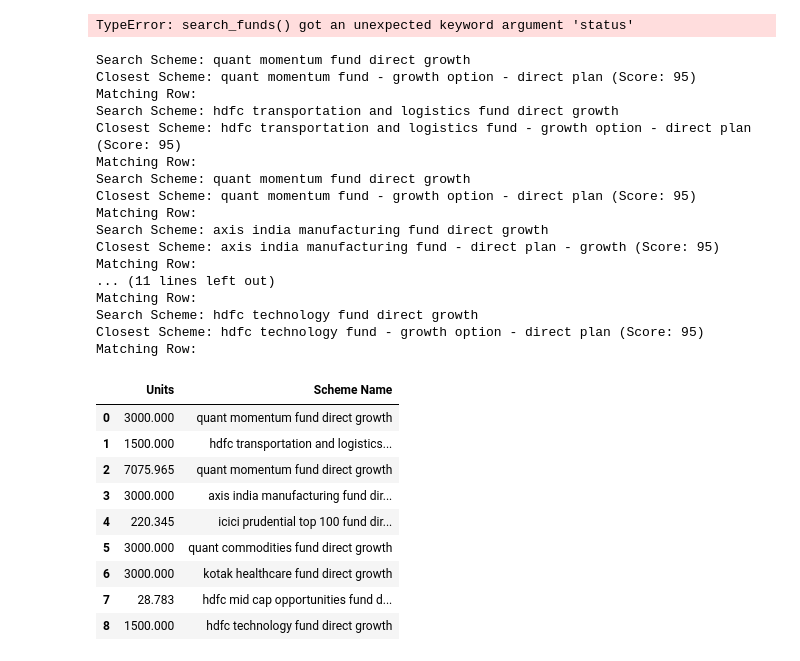
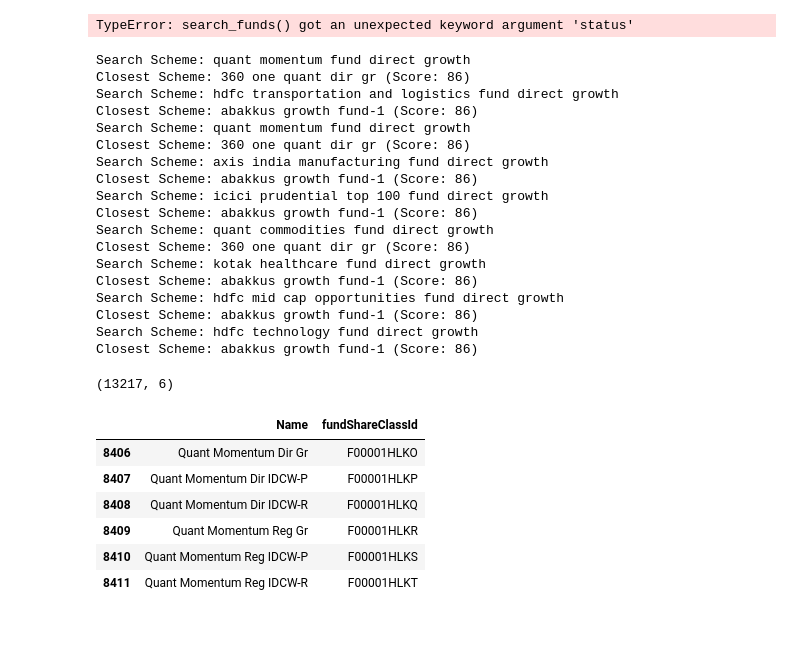
Before and after one commit to ansingh16/MF_analysis, a Jupyter notebook: Preprocess.ipynb, the cells around one changed output. Cells and saved outputs as stored; diff of their text form; code cells hidden in the pictures; blank space fills up the shorter version.

Commit message:
scheme name selection

```diff
--- a/Preprocess.ipynb
+++ b/Preprocess.ipynb
@@ -799,12 +799,12 @@ def find_closest_scheme(search_name, scheme_names):
     return closest_match
 
 def process_scheme(search_scheme, df,units):
-    closest_scheme = find_closest_scheme(search_scheme, df['Scheme Name'])
+    closest_scheme = find_closest_scheme(search_scheme, df['Name'])
     closest_scheme_name = closest_scheme[0]
     closest_scheme_score = closest_scheme[1]
 
     # Find the row in the DataFrame that matches the closest scheme name
-    matching_row = df[df['Scheme Name'].str.lower() == closest_scheme_name]
+    matching_row = df[df['Name'].str.lower() == closest_scheme_name]
 
     # Display the results
     return {
@@ -818,53 +818,56 @@ def process_scheme(search_scheme, df,units):
 
 def main():
     # Create a DataFrame
-    df = pd.read_csv('mf_schemes.csv')
+    df = pd.read_parquet('mstar_funds.parquet')
+
 
     # Sample portfolio
     schemes = pd.read_csv('sample_port.csv')
 
 
-    # Use multiprocessing Pool to process schemes in parallel
-    with Pool() as pool:
-            results = pool.starmap(process_scheme, [(search_scheme, df,units) for search_scheme,units in zip(schemes['Scheme Name'],schemes['Units'])])
+    for search_scheme,units in zip(schemes['Scheme Name'],schemes['Units']):
+                        result = process_scheme(search_scheme, df,units)
 
-    # Display results
-    for result in results:
-        print(f"Search Scheme: {result['Search Scheme']}")
-        print(f"Closest Scheme: {result['Closest Scheme']} (Score: {result['Score']})")
-        print("Matching Row:")
+                        print(f"Search Scheme: {result['Search Scheme']}")
+                        print(f"Closest Scheme: {result['Closest Scheme']} (Score: {result['Score']})")
+
+
+
 if __name__ == "__main__":
     main()
 # %% [output]
 Search Scheme: quant momentum fund direct growth
-Closest Scheme: quant momentum fund - growth option - direct plan (Score: 95)
-Matching Row:
+Closest Scheme: 360 one quant dir gr (Score: 86)
 Search Scheme: hdfc transportation and logistics fund direct growth
-Closest Scheme: hdfc transportation and logistics fund - growth option - direct plan (Score: 95)
-Matching Row:
+Closest Scheme: abakkus growth fund-1 (Score: 86)
 Search Scheme: quant momentum fund direct growth
-Closest Scheme: quant momentum fund - growth option - direct plan (Score: 95)
-Matching Row:
+Closest Scheme: 360 one quant dir gr (Score: 86)
 Search Scheme: axis india manufacturing fund direct growth
-Closest Scheme: axis india manufacturing fund - direct plan - growth (Score: 95)
-Matching Row:
-... (11 lines left out)
-Matching Row:
+Closest Scheme: abakkus growth fund-1 (Score: 86)
+Search Scheme: icici prudential top 100 fund direct growth
+Closest Scheme: abakkus growth fund-1 (Score: 86)
+Search Scheme: quant commodities fund direct growth
+Closest Scheme: 360 one quant dir gr (Score: 86)
+Search Scheme: kotak healthcare fund direct growth
+Closest Scheme: abakkus growth fund-1 (Score: 86)
+Search Scheme: hdfc mid cap opportunities fund direct growth
+Closest Scheme: abakkus growth fund-1 (Score: 86)
 Search Scheme: hdfc technology fund direct growth
-Closest Scheme: hdfc technology fund - growth option - direct plan (Score: 95)
-Matching Row:
+Closest Scheme: abakkus growth fund-1 (Score: 86)
 # %%
-data = pd.read_csv('sample_port.csv')
-
-data
+df = pd.read_csv('mf_schemes.csv')
+df.shape
 # %% [output]
-|  | Units | Scheme Name |
-| 0 | 3000.000 | quant momentum fund direct growth |
-| 1 | 1500.000 | hdfc transportation and logistics... |
-| 2 | 7075.965 | quant momentum fund direct growth |
-| 3 | 3000.000 | axis india manufacturing fund dir... |
-| 4 | 220.345 | icici prudential top 100 fund dir... |
-| 5 | 3000.000 | quant commodities fund direct growth |
-| 6 | 3000.000 | kotak healthcare fund direct growth |
-| 7 | 28.783 | hdfc mid cap opportunities fund d... |
-| 8 | 1500.000 | hdfc technology fund direct growth |
+(13217, 6)
+# %%
+df_names = pd.read_parquet('mstar_funds.parquet')
+
+df_names.loc[df_names['Name'].str.startswith('Quant Momentum')]
+# %% [output]
+|  | Name | fundShareClassId |
+| 8406 | Quant Momentum Dir Gr | F00001HLKO |
+| 8407 | Quant Momentum Dir IDCW-P | F00001HLKP |
+| 8408 | Quant Momentum Dir IDCW-R | F00001HLKQ |
+| 8409 | Quant Momentum Reg Gr | F00001HLKR |
+| 8410 | Quant Momentum Reg IDCW-P | F00001HLKS |
+| 8411 | Quant Momentum Reg IDCW-R | F00001HLKT |
```
Also changed, not shown: 2 other files.
